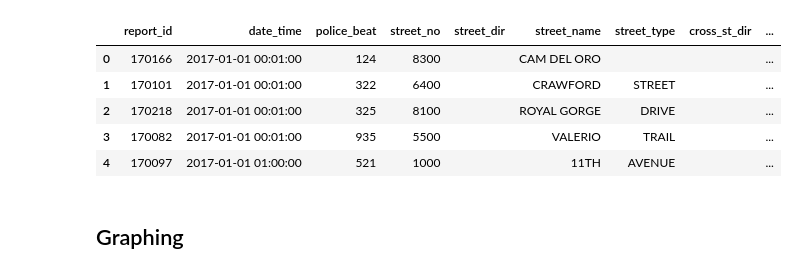
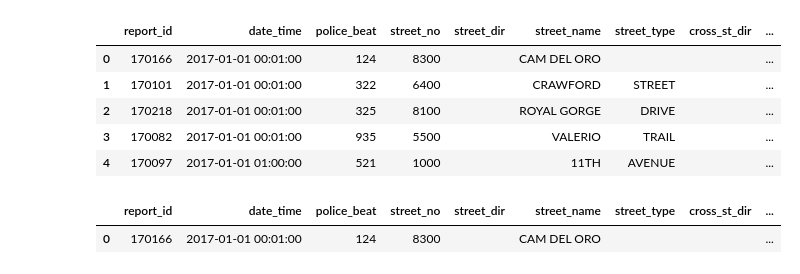
Before and after one commit to data-science-student-society/datathon2019, a Jupyter notebook: workshops/Traffic Workshop/Traffic Dataset Workshop.ipynb, the cells around one changed output. Cells and saved outputs as stored; diff of their text form; code cells hidden in the pictures.

```diff
--- a/workshops/Traffic Workshop/Traffic Dataset Workshop.ipynb
+++ b/workshops/Traffic Workshop/Traffic Dataset Workshop.ipynb
@@ -226,5 +226,9 @@ collisions.head()
 | 2 | 170218 | 2017-01-01 00:01:00 | 325 | 8100 |  | ROYAL GORGE | DRIVE |  | ... |
 | 3 | 170082 | 2017-01-01 00:01:00 | 935 | 5500 |  | VALERIO | TRAIL |  | ... |
 | 4 | 170097 | 2017-01-01 01:00:00 | 521 | 1000 |  | 11TH | AVENUE |  | ... |
-# %% [markdown]
-## Graphing
+# %%
+mini_row = collisions.head(1)
+mini_row
+# %% [output]
+|  | report_id | date_time | police_beat | street_no | street_dir | street_name | street_type | cross_st_dir | ... |
+| 0 | 170166 | 2017-01-01 00:01:00 | 124 | 8300 |  | CAM DEL ORO |  |  | ... |
```
Also changed, not shown: parts of 6 cells of this notebook, 2 other files.
